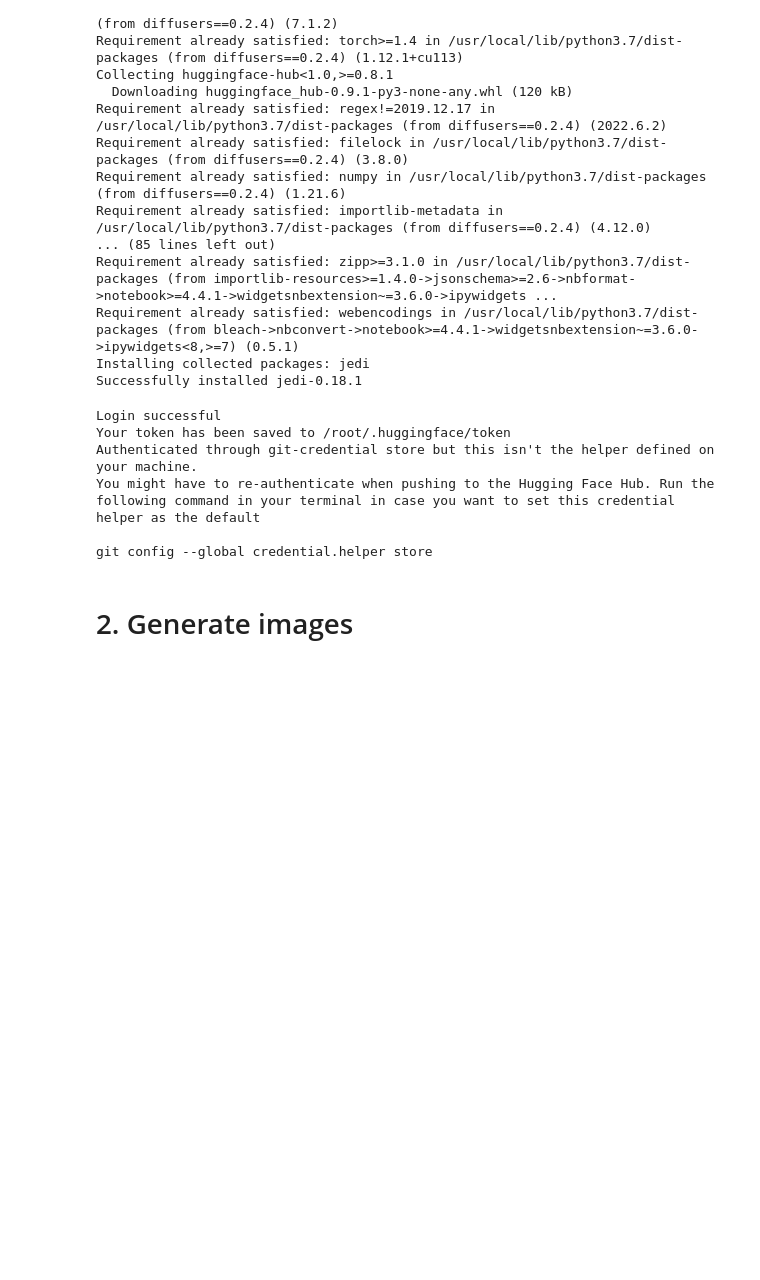
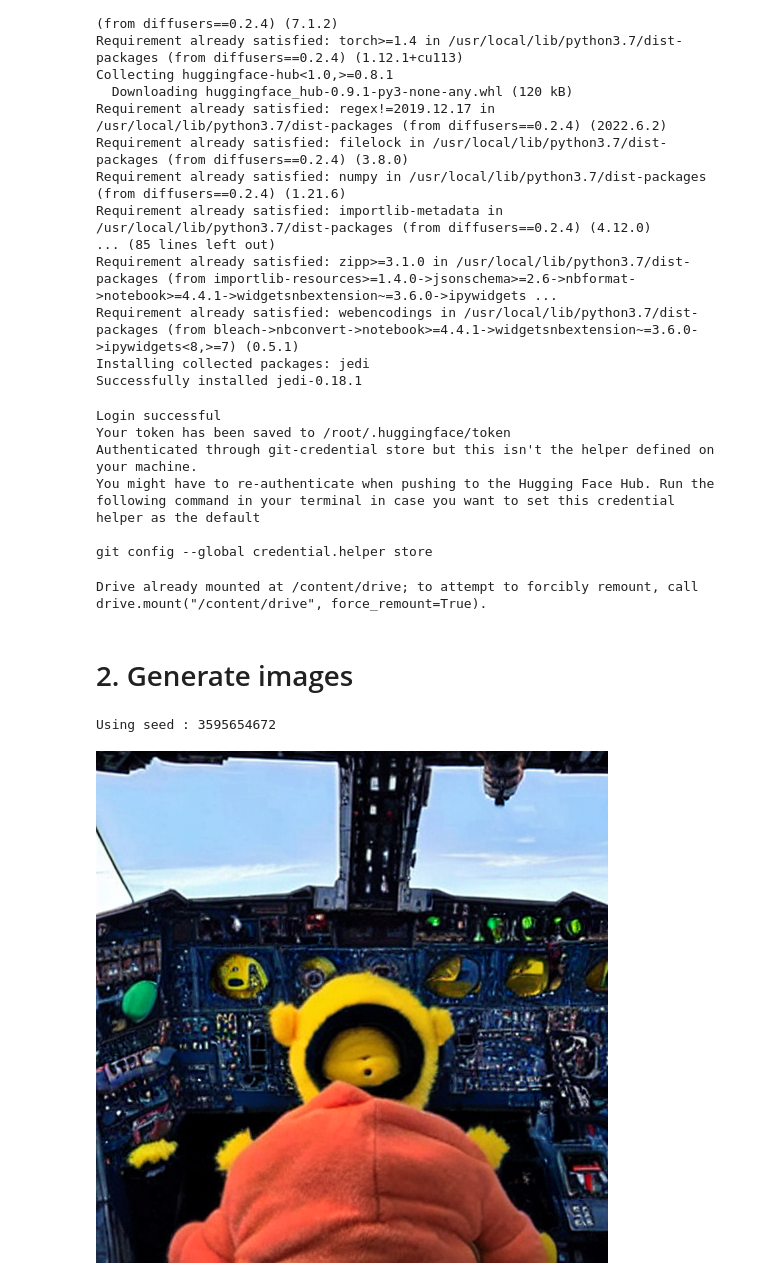
Before and after one commit to juba/StableDiffusionNotebook, a Jupyter notebook: Stable_Diffusion_custom_notebook.ipynb, the cells around one changed output. Saved outputs shown, nothing was run; the diff lists cells and outputs as text; code cells hidden in the pictures; blank space fills up the shorter version.

Commit message:
Add  Google drive autosave and seed

```diff
--- a/Stable_Diffusion_custom_notebook.ipynb
+++ b/Stable_Diffusion_custom_notebook.ipynb
@@ -138,3 +144,22 @@ def do_diffuse(
+# %%
+#@title 1.6 Google Drive
+import os
+import json
+from glob import glob
+
+use_google_drive = True #@param{type: 'boolean'}
+
+if use_google_drive:
+  from google.colab import drive
+  drive.mount('/content/drive')
+  root_path = '/content/drive/MyDrive/AI/Stable_Diffusion'
+  # Output dir
+  outDirPath = f'{root_path}/images_out'
+  os.makedirs(outDirPath, exist_ok=True)
+  # Index for file names
+  file_count = len(glob(outDirPath+"/*.txt")) + 1
+# %% [output]
+Drive already mounted at /content/drive; to attempt to forcibly remount, call drive.mount("/content/drive", force_remount=True).
 # %% [markdown]
 # 2. Generate images
 # %%
@@ -146,5 +171,17 @@ width = 512 #@param{type: 'number'}
 height = 512 #@param{type: 'number'}
 images_rows = 1 #@param{type: 'number'}
 images_cols = 1 #@param{type: 'number'}
+seed = -1 #@param{type: 'number'}
+
+params = {
+    'num_inference_steps': num_inference_steps,
+    'guidance_scale': guidance_scale,
+    'width': width,
+    'height': height,
+    'images_rows': images_rows,
+    'images_cols': images_cols,
+    'use_float16': use_float16_precision,
+    'seed': seed
+}
 # %%
 prompt = "selfie of a teletubby in the cockpit of a fighter jet"
@@ -160,0 +188,22 @@ out
+# %%
+#@title 2.2 Diffuse
+
+params['prompt'] = prompt
+image, seed = do_diffuse(pipe, params)
+
+if use_google_drive:
+  # Increment index
+  file_count += 1
+  # Save settings
+  params['seed'] = seed
+  with open(f"{outDirPath}/img{file_count}_settings.txt", "w+") as f:   #save settings
+        json.dump(params, f, ensure_ascii=False, indent=4)
+  # Save image
+  image.save(f"{outDirPath}/img{file_count}.jpg")
+
+
+print(f"Using seed : {seed}")
+display(image)
+# %% [output]
+Using seed : 3595654672
+[figure, added]
```
Also changed, not shown: parts of 2 cells of this notebook.
